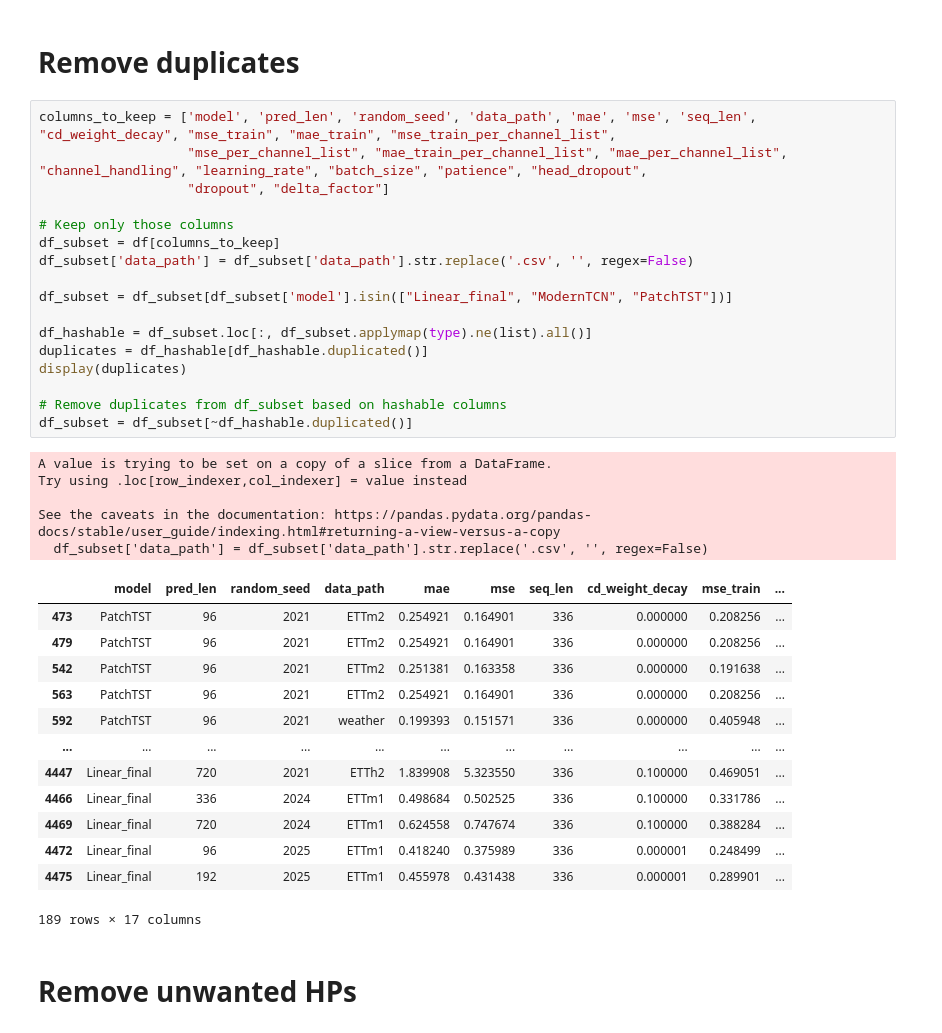
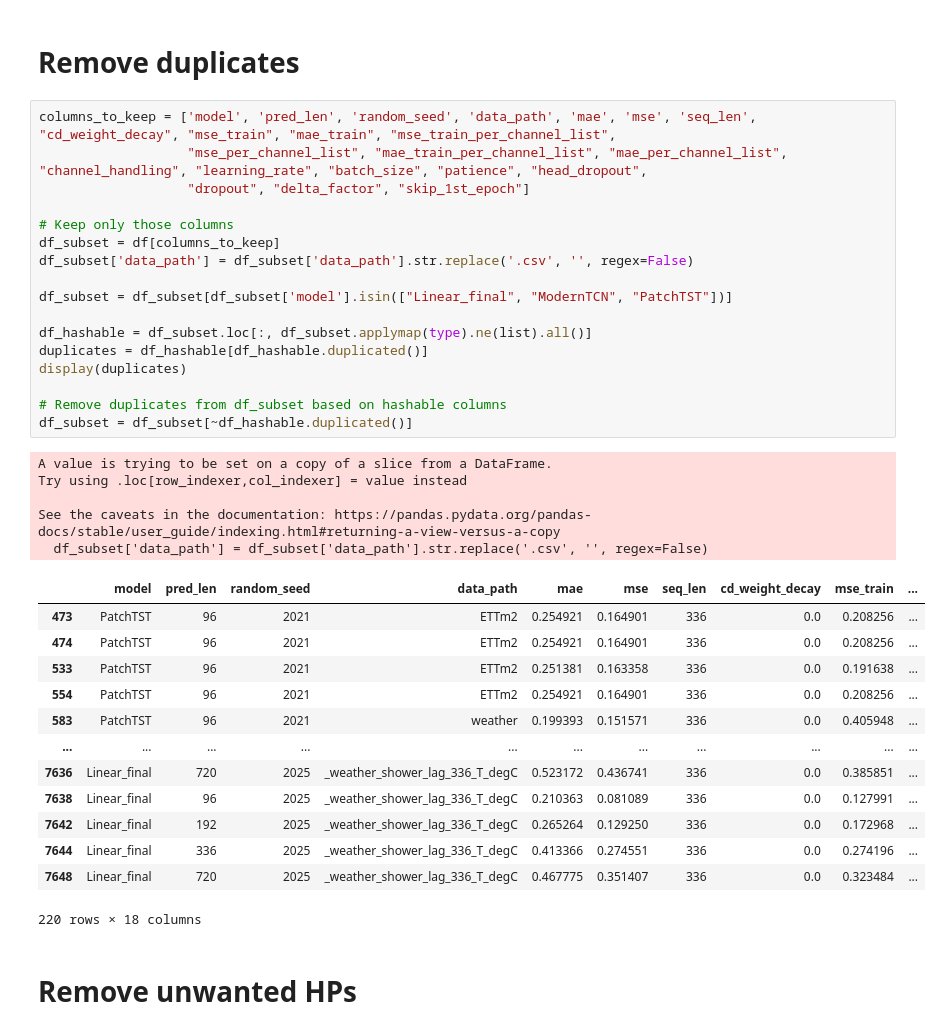
Before and after one commit to simonkral/Thesis_MTSF, a Jupyter notebook: visualization/visualize_results_final.ipynb, the cells around one changed output. Saved outputs shown, nothing was run; the diff lists cells and outputs as text.

```diff
--- a/visualization/visualize_results_final.ipynb
+++ b/visualization/visualize_results_final.ipynb
@@ -283,39 +186,39 @@ for i, pred_len in enumerate(pred_len_list):
 # %%
 columns_to_keep = ['model', 'pred_len', 'random_seed', 'data_path', 'mae', 'mse', 'seq_len', "cd_weight_decay", "mse_train", "mae_train", "mse_train_per_channel_list",
                    "mse_per_channel_list", "mae_train_per_channel_list", "mae_per_channel_list", "channel_handling", "learning_rate", "batch_size", "patience", "head_dropout",
-                   "dropout", "delta_factor"]
+                   "dropout", "delta_factor", "skip_1st_epoch"]
 
 # Keep only those columns
 df_subset = df[columns_to_keep]
 df_subset['data_path'] = df_subset['data_path'].str.replace('.csv', '', regex=False)
 
 df_subset = df_subset[df_subset['model'].isin(["Linear_final", "ModernTCN", "PatchTST"])]
 
 df_hashable = df_subset.loc[:, df_subset.applymap(type).ne(list).all()]
 duplicates = df_hashable[df_hashable.duplicated()]
 display(duplicates)
 
 # Remove duplicates from df_subset based on hashable columns
 df_subset = df_subset[~df_hashable.duplicated()]
 # %% [output]
 A value is trying to be set on a copy of a slice from a DataFrame.
 Try using .loc[row_indexer,col_indexer] = value instead
 
 See the caveats in the documentation: https://pandas.pydata.org/pandas-docs/stable/user_guide/indexing.html#returning-a-view-versus-a-copy
   df_subset['data_path'] = df_subset['data_path'].str.replace('.csv', '', regex=False)
 |  | model | pred_len | random_seed | data_path | mae | mse | seq_len | cd_weight_decay | mse_train | ... |
-| 473 | PatchTST | 96 | 2021 | ETTm2 | 0.254921 | 0.164901 | 336 | 0.000000 | 0.208256 | ... |
-| 479 | PatchTST | 96 | 2021 | ETTm2 | 0.254921 | 0.164901 | 336 | 0.000000 | 0.208256 | ... |
-| 542 | PatchTST | 96 | 2021 | ETTm2 | 0.251381 | 0.163358 | 336 | 0.000000 | 0.191638 | ... |
-| 563 | PatchTST | 96 | 2021 | ETTm2 | 0.254921 | 0.164901 | 336 | 0.000000 | 0.208256 | ... |
-| 592 | PatchTST | 96 | 2021 | weather | 0.199393 | 0.151571 | 336 | 0.000000 | 0.405948 | ... |
+| 473 | PatchTST | 96 | 2021 | ETTm2 | 0.254921 | 0.164901 | 336 | 0.0 | 0.208256 | ... |
+| 474 | PatchTST | 96 | 2021 | ETTm2 | 0.254921 | 0.164901 | 336 | 0.0 | 0.208256 | ... |
+| 533 | PatchTST | 96 | 2021 | ETTm2 | 0.251381 | 0.163358 | 336 | 0.0 | 0.191638 | ... |
+| 554 | PatchTST | 96 | 2021 | ETTm2 | 0.254921 | 0.164901 | 336 | 0.0 | 0.208256 | ... |
+| 583 | PatchTST | 96 | 2021 | weather | 0.199393 | 0.151571 | 336 | 0.0 | 0.405948 | ... |
 | ... | ... | ... | ... | ... | ... | ... | ... | ... | ... | ... |
-| 4447 | Linear_final | 720 | 2021 | ETTh2 | 1.839908 | 5.323550 | 336 | 0.100000 | 0.469051 | ... |
-| 4466 | Linear_final | 336 | 2024 | ETTm1 | 0.498684 | 0.502525 | 336 | 0.100000 | 0.331786 | ... |
-| 4469 | Linear_final | 720 | 2024 | ETTm1 | 0.624558 | 0.747674 | 336 | 0.100000 | 0.388284 | ... |
-| 4472 | Linear_final | 96 | 2025 | ETTm1 | 0.418240 | 0.375989 | 336 | 0.000001 | 0.248499 | ... |
-| 4475 | Linear_final | 192 | 2025 | ETTm1 | 0.455978 | 0.431438 | 336 | 0.000001 | 0.289901 | ... |
+| 7636 | Linear_final | 720 | 2025 | _weather_shower_lag_336_T_degC | 0.523172 | 0.436741 | 336 | 0.0 | 0.385851 | ... |
+| 7638 | Linear_final | 96 | 2025 | _weather_shower_lag_336_T_degC | 0.210363 | 0.081089 | 336 | 0.0 | 0.127991 | ... |
+| 7642 | Linear_final | 192 | 2025 | _weather_shower_lag_336_T_degC | 0.265264 | 0.129250 | 336 | 0.0 | 0.172968 | ... |
+| 7644 | Linear_final | 336 | 2025 | _weather_shower_lag_336_T_degC | 0.413366 | 0.274551 | 336 | 0.0 | 0.274196 | ... |
+| 7648 | Linear_final | 720 | 2025 | _weather_shower_lag_336_T_degC | 0.467775 | 0.351407 | 336 | 0.0 | 0.323484 | ... |
-189 rows × 17 columns
+220 rows × 18 columns
 # %% [markdown]
 # Remove unwanted HPs
 # %%
```
Also changed, not shown: parts of 23 cells of this notebook, 2 other files.
